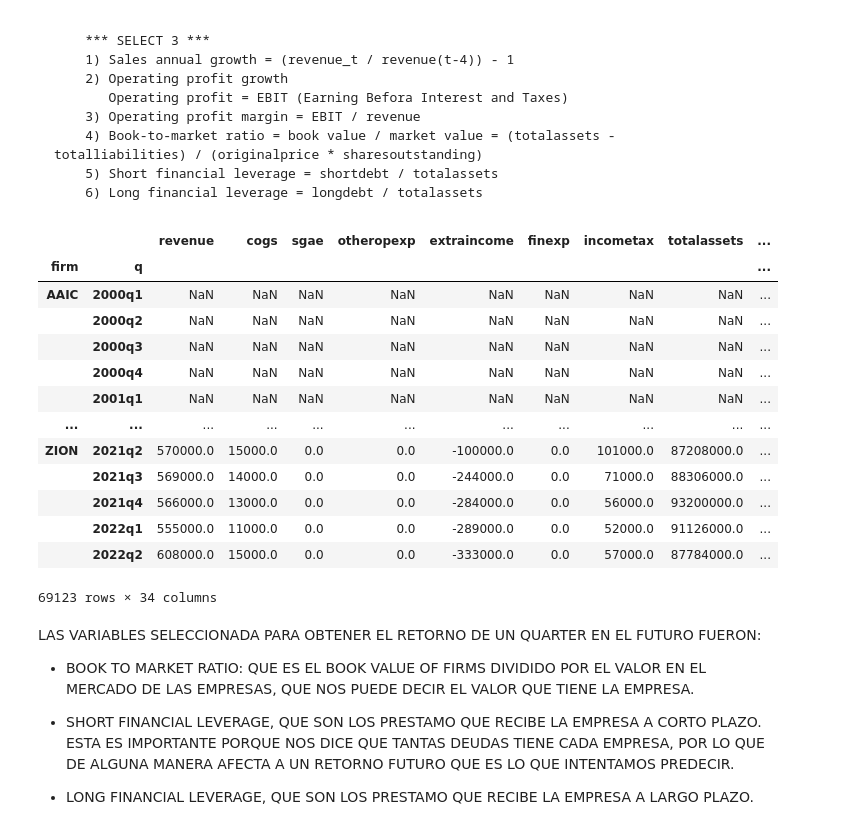
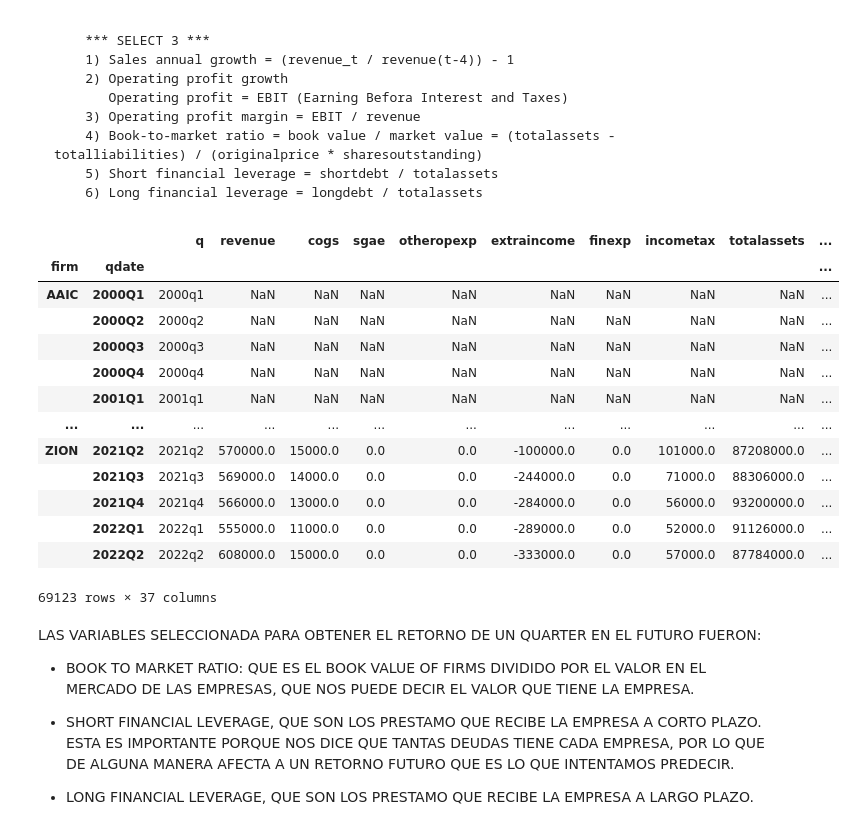
Before and after one commit to Oscar19260/Estad-stica_TC3006C, a Jupyter notebook: Business case/Statistics Module Final.ipynb, the cells around one changed output. Drawn from its saved outputs; the diff is of its cells as text; code cells hidden in the pictures.

```diff
--- a/Business case/Statistics Module Final.ipynb
+++ b/Business case/Statistics Module Final.ipynb
@@ -75,5 +75,8 @@ Index(['Ticker', 'Name', 'N', 'Class', 'Country\nof Origin', 'Type of Asset',
 #### Merge both tables
 # %%
 us_firms = us.merge(firms, left_on='firm', right_on='Ticker')
+us_firms['qdate'] = pd.PeriodIndex(us_firms['q'], freq="Q")
+# Generando multi-index
+us_firms.set_index(['firm','qdate'],inplace=True)
 us_firms.head()
 # %% [output]
@@ -120,11 +124,7 @@ us_firms['Market value'] = us_firms['originalprice'] * us_firms['sharesoutstandi
 us_firms['Operating profit'] = us_firms['revenue'] - us_firms['cogs'] - us_firms['sgae'] - us_firms['otheropexp']
 us_firms['Net income'] = us_firms['Operating profit'] - us_firms['incometax'] - us_firms['finexp']
 us_firms['Profit margin'] = us_firms['Net income'] / us_firms['revenue']
-
-us_firms['ebit sum'] =  us_firms.groupby('Sector NAICS\nlevel 1')['Operating profit'].sum()
-us_firms['revenue sum'] = us_firms.groupby('Sector NAICS\nlevel 1')['revenue'].sum()
-us_firms['opm'] = us_firms['ebit sum'] / us_firms['revenue sum']
-us_firms.reset_index(inplace=True)
+us_firms['opm'] = us_firms['Profit margin'] / us_firms['revenue']
 
 us_firms.head()
 # %% [output]
@@ -379,45 +441,38 @@ us_finance_firms['revenue'] = us_finance_firms['revenue'].replace([0], [np.nan])
 us_finance_firms['totalassets'] = us_finance_firms['totalassets'].replace([0], [np.nan])
 us_finance_firms['originalprice'] = us_finance_firms['originalprice'].replace([0], [np.nan])
 us_finance_firms['sharesoutstanding'] = us_finance_firms['sharesoutstanding'].replace([0], [np.nan])
-
-# Generando multi-index
-us_finance_firms.set_index(['firm','q'],inplace=True)
 # %%
 # Firm size measures
 us_finance_firms['Market value'] = us_finance_firms['originalprice'] * us_finance_firms['sharesoutstanding']
 us_finance_firms['Ebit'] = us_finance_firms['revenue'] - us_finance_firms['cogs'] - us_finance_firms['sgae'] - us_finance_firms['otheropexp']
 us_finance_firms['Net income'] = us_finance_firms['Ebit'] - us_finance_firms['incometax'] - us_finance_firms['finexp']
 us_finance_firms['EPS'] = us_finance_firms['Net income'] / us_finance_firms['sharesoutstanding']
 
-# Getting operating profit margin weighted
-us_finance_firms['ebit sum'] =  us_finance_firms['Ebit'].sum()
-us_finance_firms['revenue sum'] = us_finance_firms['revenue'].sum()
-us_finance_firms['OPM'] = us_finance_firms['ebit sum'] / us_finance_firms['revenue sum']
-
 # 3 or more factors selected + EPSP
 us_finance_firms['Book-to-market ratio'] = (us_finance_firms['totalassets'] - us_finance_firms['totalliabilities']) / (us_finance_firms['originalprice'] * us_finance_firms['sharesoutstanding'])
 us_finance_firms['Short financial leverage'] = us_finance_firms['shortdebt'] / us_finance_firms['totalassets']
 us_finance_firms['Long financial leverage'] = us_finance_firms['longdebt'] / us_finance_firms['totalassets']
+us_finance_firms['OPM'] = us_finance_firms['Ebit'] / us_finance_firms['revenue']
 
 us_finance_firms['EPSP'] = us_finance_firms['EPS']  / us_finance_firms['originalprice']
 us_finance_firms['R'] = np.log(us_finance_firms['adjprice']) - np.log(us_finance_firms.groupby(['firm'])['adjprice'].shift(4))
 us_finance_firms['F1R'] = us_finance_firms.groupby(['firm'])['R'].shift(-1) # Prediction
 us_finance_firms
 # %% [output]
-|  |  | revenue | cogs | sgae | otheropexp | extraincome | finexp | incometax | totalassets | ... |
-| firm | q |  |  |  |  |  |  |  |  | ... |
-| AAIC | 2000q1 | NaN | NaN | NaN | NaN | NaN | NaN | NaN | NaN | ... |
-|  | 2000q2 | NaN | NaN | NaN | NaN | NaN | NaN | NaN | NaN | ... |
-|  | 2000q3 | NaN | NaN | NaN | NaN | NaN | NaN | NaN | NaN | ... |
-|  | 2000q4 | NaN | NaN | NaN | NaN | NaN | NaN | NaN | NaN | ... |
-|  | 2001q1 | NaN | NaN | NaN | NaN | NaN | NaN | NaN | NaN | ... |
-| ... | ... | ... | ... | ... | ... | ... | ... | ... | ... | ... |
-| ZION | 2021q2 | 570000.0 | 15000.0 | 0.0 | 0.0 | -100000.0 | 0.0 | 101000.0 | 87208000.0 | ... |
-|  | 2021q3 | 569000.0 | 14000.0 | 0.0 | 0.0 | -244000.0 | 0.0 | 71000.0 | 88306000.0 | ... |
-|  | 2021q4 | 566000.0 | 13000.0 | 0.0 | 0.0 | -284000.0 | 0.0 | 56000.0 | 93200000.0 | ... |
-|  | 2022q1 | 555000.0 | 11000.0 | 0.0 | 0.0 | -289000.0 | 0.0 | 52000.0 | 91126000.0 | ... |
-|  | 2022q2 | 608000.0 | 15000.0 | 0.0 | 0.0 | -333000.0 | 0.0 | 57000.0 | 87784000.0 | ... |
+|  |  | q | revenue | cogs | sgae | otheropexp | extraincome | finexp | incometax | totalassets | ... |
+| firm | qdate |  |  |  |  |  |  |  |  |  | ... |
+| AAIC | 2000Q1 | 2000q1 | NaN | NaN | NaN | NaN | NaN | NaN | NaN | NaN | ... |
+|  | 2000Q2 | 2000q2 | NaN | NaN | NaN | NaN | NaN | NaN | NaN | NaN | ... |
+|  | 2000Q3 | 2000q3 | NaN | NaN | NaN | NaN | NaN | NaN | NaN | NaN | ... |
+|  | 2000Q4 | 2000q4 | NaN | NaN | NaN | NaN | NaN | NaN | NaN | NaN | ... |
+|  | 2001Q1 | 2001q1 | NaN | NaN | NaN | NaN | NaN | NaN | NaN | NaN | ... |
+| ... | ... | ... | ... | ... | ... | ... | ... | ... | ... | ... | ... |
+| ZION | 2021Q2 | 2021q2 | 570000.0 | 15000.0 | 0.0 | 0.0 | -100000.0 | 0.0 | 101000.0 | 87208000.0 | ... |
+|  | 2021Q3 | 2021q3 | 569000.0 | 14000.0 | 0.0 | 0.0 | -244000.0 | 0.0 | 71000.0 | 88306000.0 | ... |
+|  | 2021Q4 | 2021q4 | 566000.0 | 13000.0 | 0.0 | 0.0 | -284000.0 | 0.0 | 56000.0 | 93200000.0 | ... |
+|  | 2022Q1 | 2022q1 | 555000.0 | 11000.0 | 0.0 | 0.0 | -289000.0 | 0.0 | 52000.0 | 91126000.0 | ... |
+|  | 2022Q2 | 2022q2 | 608000.0 | 15000.0 | 0.0 | 0.0 | -333000.0 | 0.0 | 57000.0 | 87784000.0 | ... |
-69123 rows × 34 columns
+69123 rows × 37 columns
 # %% [markdown]
 LAS VARIABLES SELECCIONADA PARA OBTENER EL RETORNO DE UN QUARTER EN EL FUTURO FUERON:
 - BOOK TO MARKET RATIO: QUE ES EL BOOK VALUE OF FIRMS DIVIDIDO POR EL VALOR EN EL MERCADO DE LAS EMPRESAS, QUE NOS PUEDE DECIR EL VALOR QUE TIENE LA EMPRESA.
```
Also changed, not shown: parts of 27 cells of this notebook.
